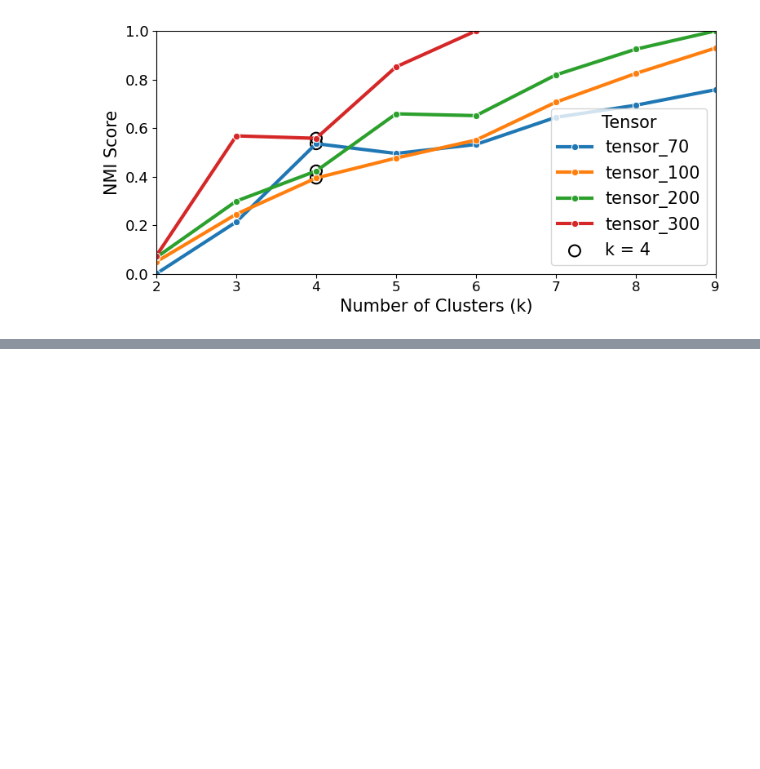
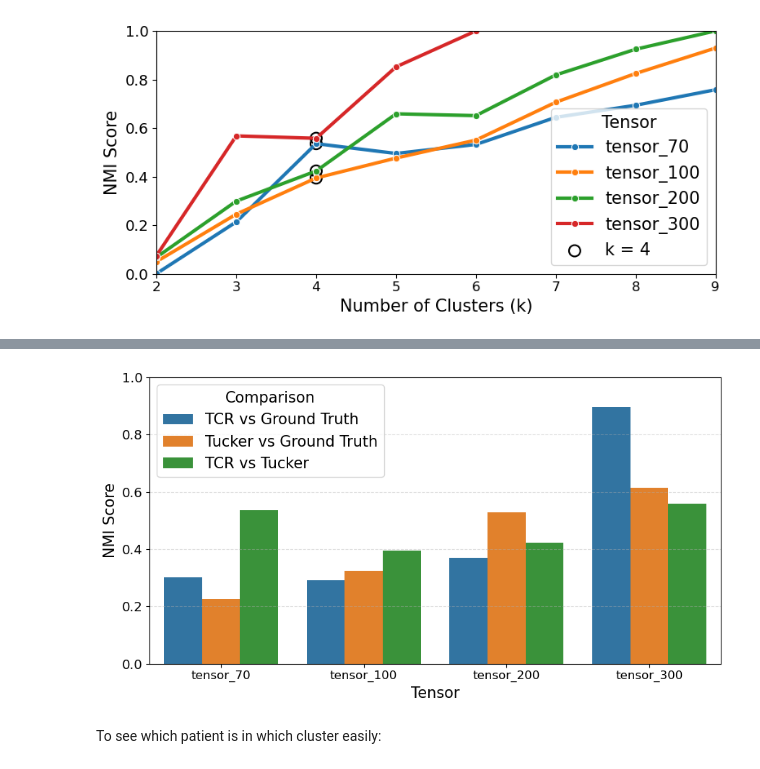
Before and after one commit to pablovadillo/Tensordecomposition, a Jupyter notebook: Cluster_comparison.ipynb, the cells around one changed output, grey strips where cells are left out. Cells and saved outputs as stored; diff of their text form; code cells hidden in the pictures; blank space fills up the shorter version.

Commit message:
Patient outcomes GT added

```diff
--- a/Cluster_comparison.ipynb
+++ b/Cluster_comparison.ipynb
@@ -143,0 +198,34 @@ plt.show()
+# %%
+
+# Melt the dataframe into long format
+plot_df = nmi_df.melt(
+    id_vars='tensor',
+    value_vars=['nmi_tcr_vs_groundtruth', 'nmi_tucker_vs_groundtruth', 'nmi_tcr_vs_tucker'],
+    var_name='Comparison',
+    value_name='NMI'
+)
+
+# Clean label names
+plot_df['Comparison'] = plot_df['Comparison'].replace({
+    'nmi_tcr_vs_groundtruth': 'TCR vs Ground Truth',
+    'nmi_tucker_vs_groundtruth': 'Tucker vs Ground Truth',
+    'nmi_tcr_vs_tucker': 'TCR vs Tucker'
+})
+
+# Plot
+plt.figure(figsize=(9, 5))
+sns.barplot(data=plot_df, x='tensor', y='NMI', hue='Comparison')
+
+# plt.title('Normalized Mutual Information (NMI) at k=4')
+plt.ylim(0, 1)
+plt.ylabel('NMI Score')
+plt.xlabel('Tensor')
+plt.legend(title='Comparison',  loc='best')
+plt.tight_layout()
+plt.grid(axis='y', linestyle='--', alpha=0.4)
+save_figure(fig, 'NMI_GT_all_tensors', foldername=None)
+plt.show()
+# %% [output]
+[figure, added]
+# %% [markdown]
+To see which patient is in which cluster easily:
```
Also changed, not shown: parts of 7 cells of this notebook, 2 other files.
